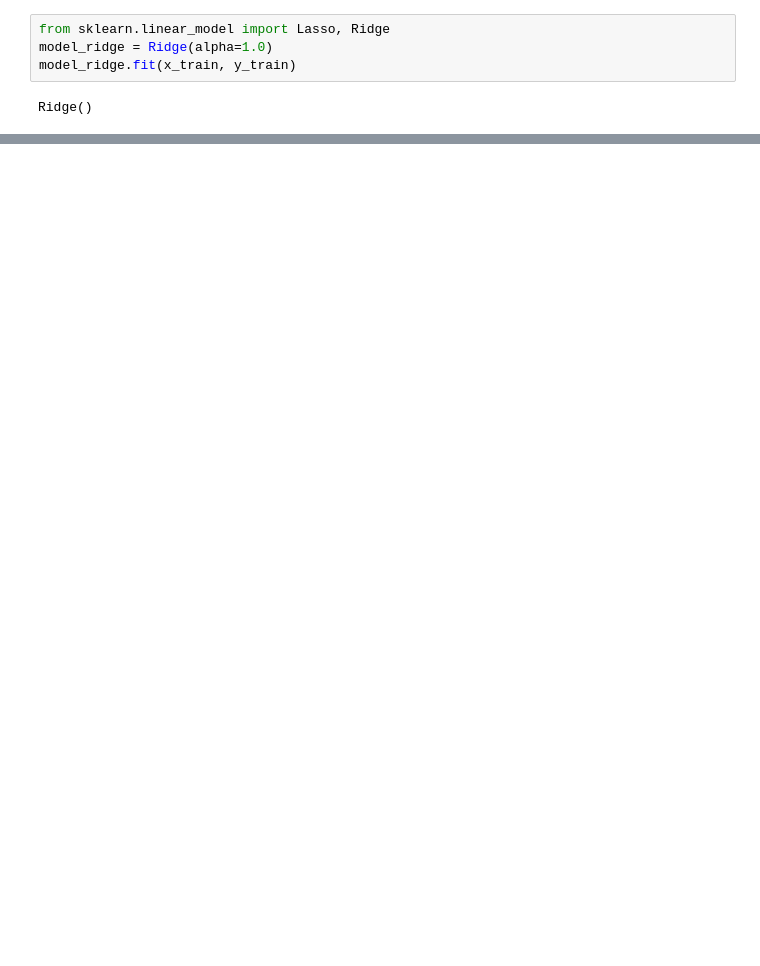
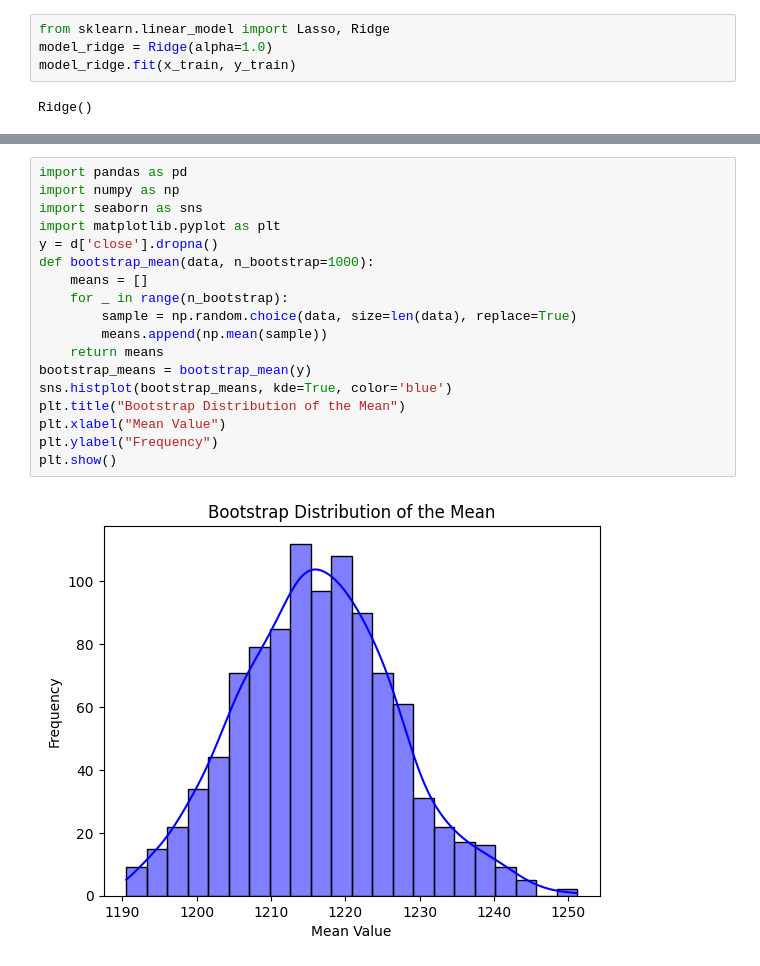
Before and after one commit to Induvardhan116/Induvardhan116, a Jupyter notebook: SML_P.ipynb, the cells around one changed output, grey strips where cells are left out. Drawn from its saved outputs; the diff is of its cells as text; blank space fills up the shorter version.

```diff
--- a/SML_P.ipynb
+++ b/SML_P.ipynb
@@ -253,0 +254,20 @@ test data RMSE score ridge: 6.923184988175135e-05
+# %%
+import pandas as pd
+import numpy as np
+import seaborn as sns
+import matplotlib.pyplot as plt
+y = d['close'].dropna()
+def bootstrap_mean(data, n_bootstrap=1000):
+    means = []
+    for _ in range(n_bootstrap):
+        sample = np.random.choice(data, size=len(data), replace=True)
+        means.append(np.mean(sample))
+    return means
+bootstrap_means = bootstrap_mean(y)
+sns.histplot(bootstrap_means, kde=True, color='blue')
+plt.title("Bootstrap Distribution of the Mean")
+plt.xlabel("Mean Value")
+plt.ylabel("Frequency")
+plt.show()
+# %% [output]
+[figure, added]
```
Also changed, not shown: parts of 4 cells of this notebook.
